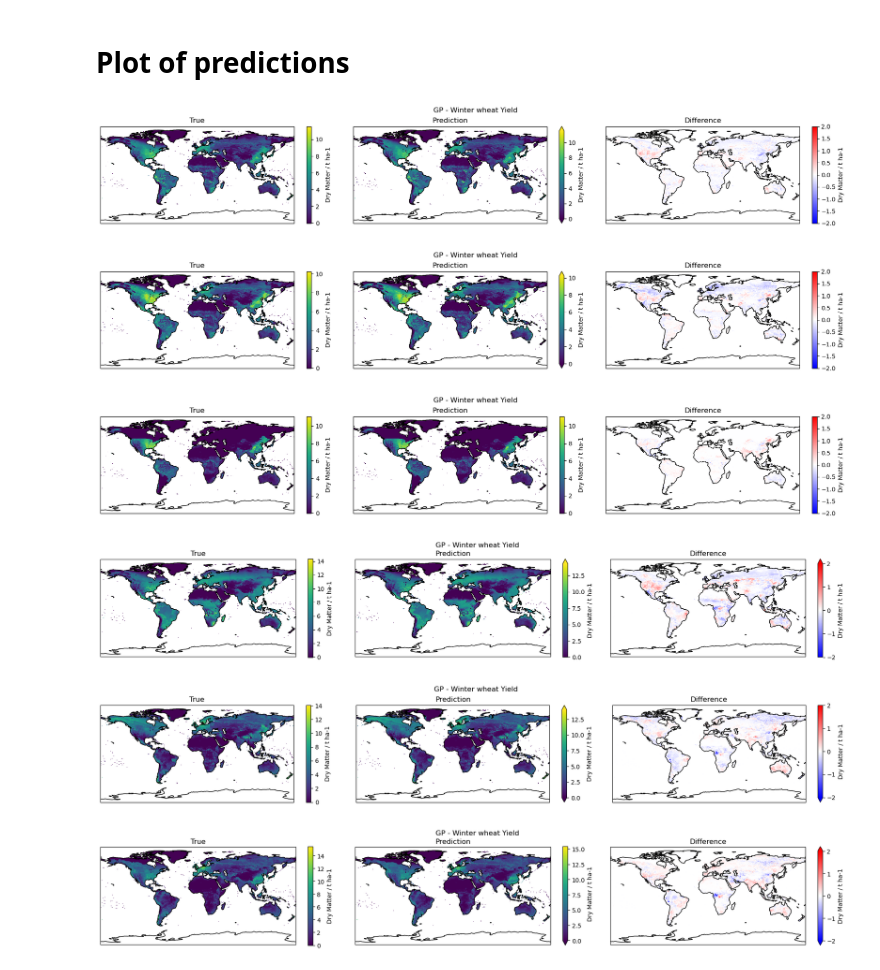
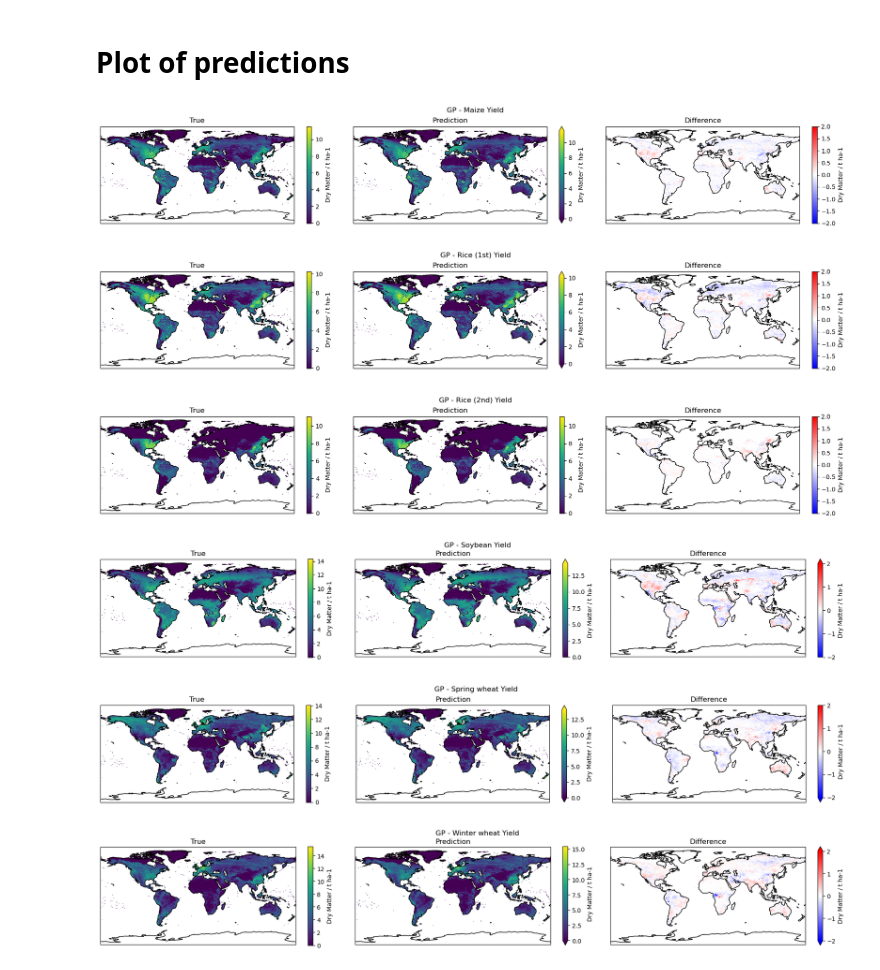
Before and after one commit to Ginaroberg/DSC-180B-Capstone-B13, a Jupyter notebook: src/GP.ipynb, the cells around one changed output. Drawn from its saved outputs; the diff is of its cells as text; code cells hidden in the pictures.

```diff
--- a/src/GP.ipynb
+++ b/src/GP.ipynb
@@ -220,7 +220,7 @@ for crop in crops:
     # Plot
     proj = ccrs.PlateCarree()
     fig = plt.figure(figsize=(18,3))
-    fig.suptitle(f'GP - {crop_name[k]} Yield')
+    fig.suptitle(f'GP - {crop_name[crop]} Yield')
 
     # 1) Truth
     ax1 = plt.subplot(131, projection=proj)
@@ -230,34 +230,34 @@ for crop in crops:
         cbar_kwargs={"label":"Dry Matter / t ha-1"}
     )
     ax1.coastlines()
     ax1.set_title('True')
 
     # 2) Posterior
     ax2 = plt.subplot(132, projection=proj)
     posterior_mean.plot(
         ax=ax2, cmap="viridis",
         vmin=vmin, vmax=vmax,
         cbar_kwargs={"label":"Dry Matter / t ha-1"}
     )
     ax2.coastlines()
     ax2.set_title('Prediction')
 
     # 3) Difference
     ax3 = plt.subplot(133, projection=proj)
     difference.plot(
         ax=ax3, cmap="bwr",
         norm=diffnorm,
         cbar_kwargs={"label":"Dry Matter / t ha-1"}
     )
     ax3.coastlines()
     ax3.set_title('Difference')
 
     plt.tight_layout()
     plt.show()
 
     #fig.savefig(f'./figs/GP-mai.png', transparent=True, dpi=300, format='png')
 # %% [output]
-[figure, old version]
+[figure, new version]
 [figure]
 [figure]
 [figure]
```
Also changed, not shown: parts of 2 cells of this notebook.
